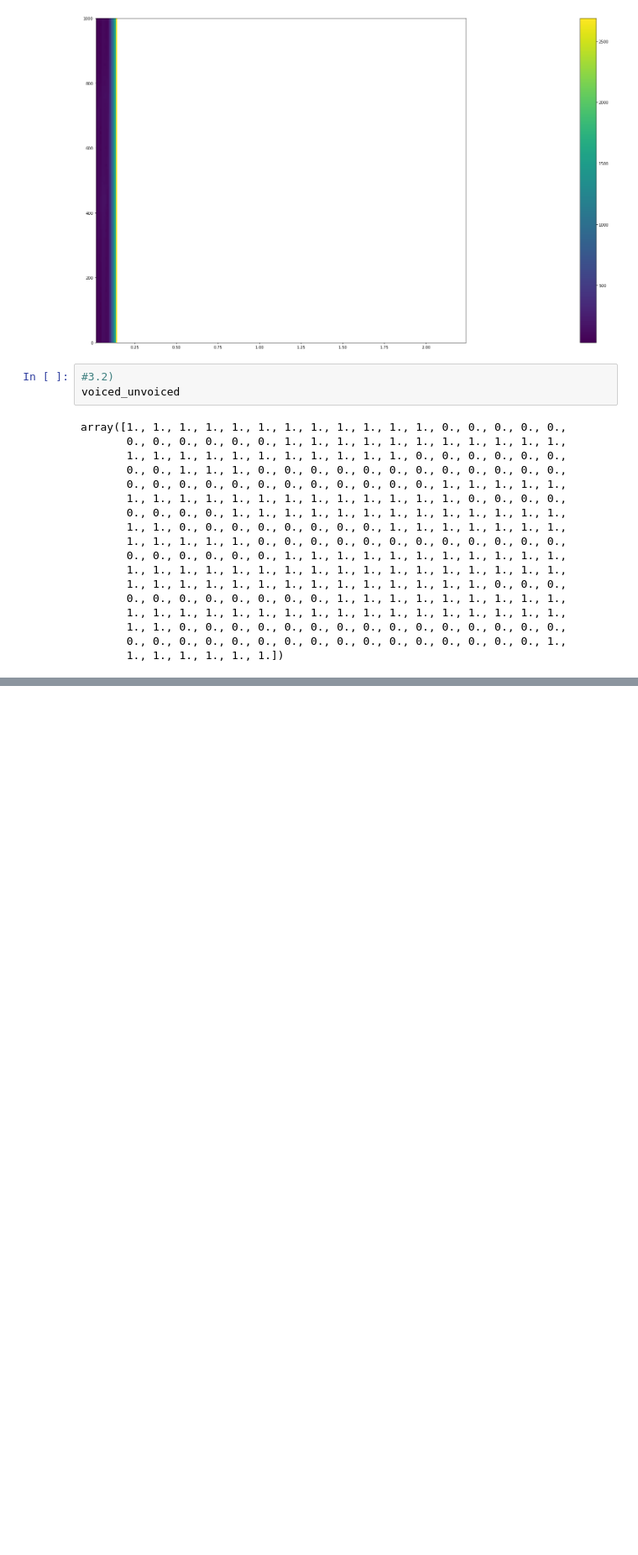
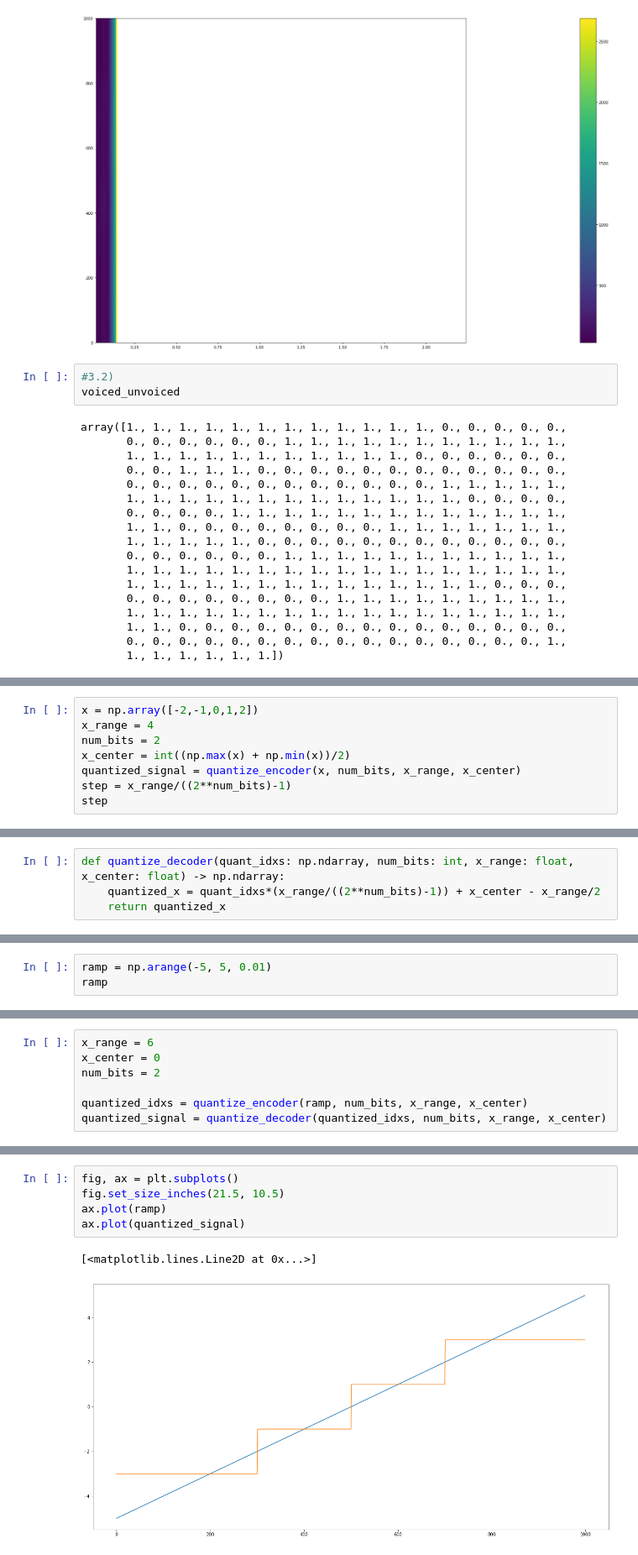
Before and after one commit to angelonti/uhh_ssp_summer2023, a Jupyter notebook: exercise4/exercise4.ipynb, the cells around one changed output, grey strips where cells are left out. Shown at 84% size. Cells and saved outputs as stored; diff of their text form; blank space fills up the shorter version.

```diff
--- a/exercise4/exercise4.ipynb
+++ b/exercise4/exercise4.ipynb
@@ -466,0 +820,8 @@ voiced_ex_segments.shape
+# %%
+x = np.array([-2,-1,0,1,2])
+x_range = 4
+num_bits = 2
+x_center = int((np.max(x) + np.min(x))/2)
+quantized_signal = quantize_encoder(x, num_bits, x_range, x_center)
+step = x_range/((2**num_bits)-1)
+step
@@ -466,0 +835,4 @@ voiced_ex_segments.shape
+# %%
+def quantize_decoder(quant_idxs: np.ndarray, num_bits: int, x_range: float, x_center: float) -> np.ndarray:
+    quantized_x = quant_idxs*(x_range/((2**num_bits)-1)) + x_center - x_range/2
+    return quantized_x
@@ -466,0 +843,3 @@ voiced_ex_segments.shape
+# %%
+ramp = np.arange(-5, 5, 0.01)
+ramp
@@ -466,0 +864,7 @@ voiced_ex_segments.shape
+# %%
+x_range = 6
+x_center = 0
+num_bits = 2
+
+quantized_idxs = quantize_encoder(ramp, num_bits, x_range, x_center)
+quantized_signal = quantize_decoder(quantized_idxs, num_bits, x_range, x_center)
@@ -466,0 +890,8 @@ voiced_ex_segments.shape
+# %%
+fig, ax = plt.subplots()
+fig.set_size_inches(21.5, 10.5)
+ax.plot(ramp)
+ax.plot(quantized_signal)
+# %% [output]
+[<matplotlib.lines.Line2D at 0x...>]
+[figure, added]
```
Also changed, not shown: parts of 55 cells of this notebook.
